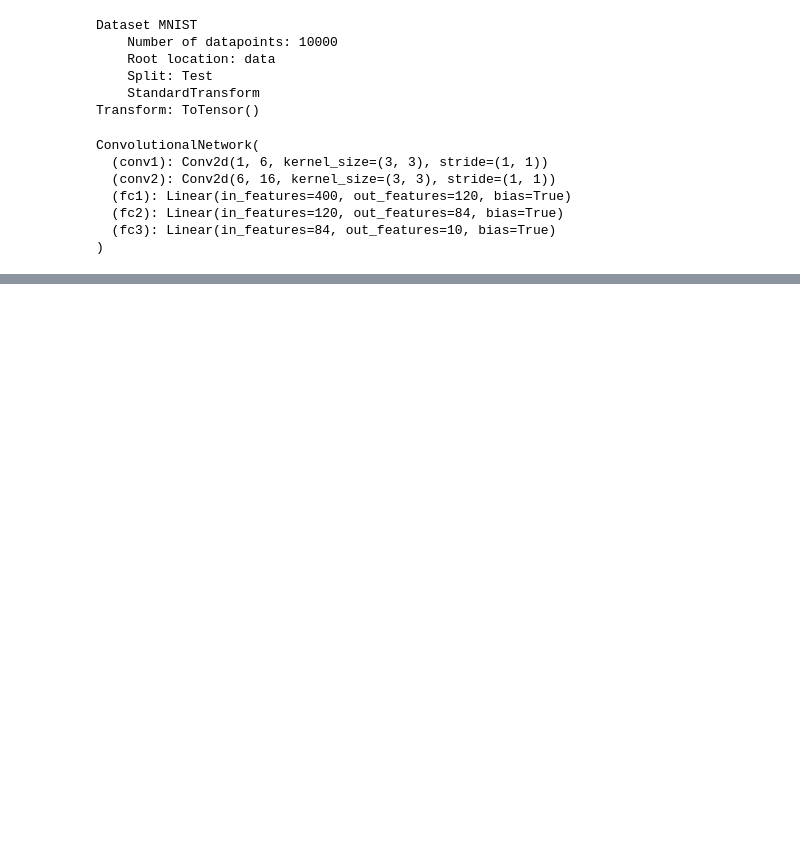
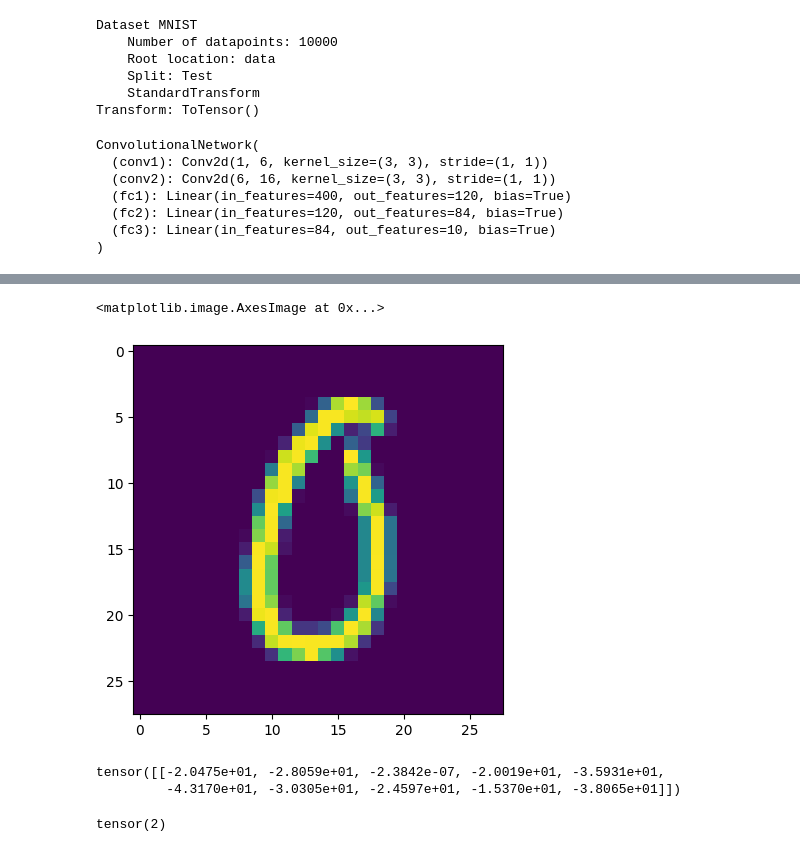
Before and after one commit to JihenSkima/DL_With_PyTorch, a Jupyter notebook: Untitled10.ipynb, the cells around one changed output, grey strips where cells are left out. Drawn from its saved outputs; the diff is of its cells as text; code cells hidden in the pictures; blank space fills up the shorter version.

```diff
--- a/Untitled10.ipynb
+++ b/Untitled10.ipynb
@@ -151,0 +266,6 @@ Epoch:4 batch : 600 loss:0.1623610556125641
+# %%
+#show the image
+plt.imshow(test_data[4146][0].reshape(28,28))
+# %% [output]
+<matplotlib.image.AxesImage at 0x...>
+[figure, added]
@@ -151,0 +277,9 @@ Epoch:4 batch : 600 loss:0.1623610556125641
+# %%
+new_prediction
+# %% [output]
+tensor([[-2.0475e+01, -2.8059e+01, -2.3842e-07, -2.0019e+01, -3.5931e+01,
+         -4.3170e+01, -3.0305e+01, -2.4597e+01, -1.5370e+01, -3.8065e+01]])
+# %%
+new_prediction.argmax()
+# %% [output]
+tensor(2)
```
Also changed, not shown: parts of 11 cells of this notebook.
